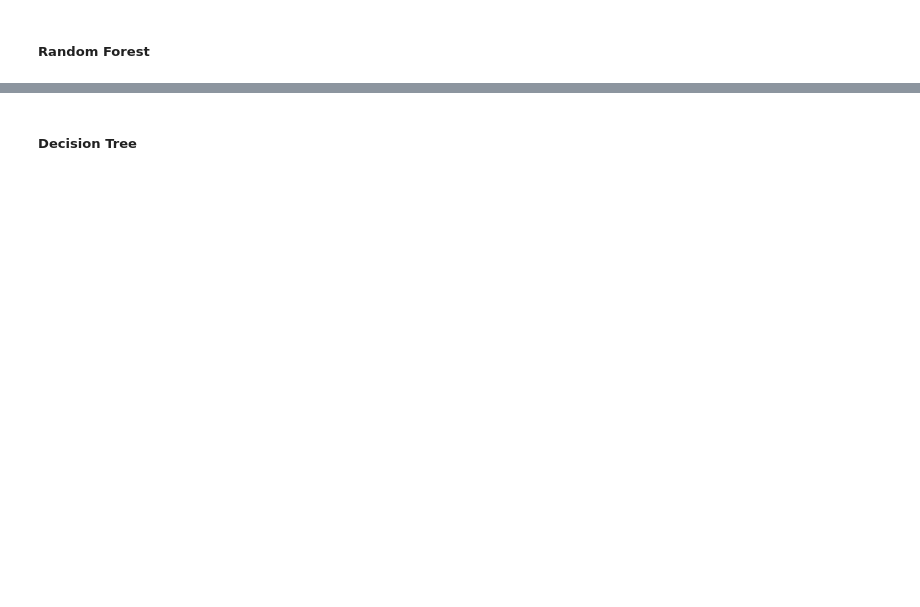
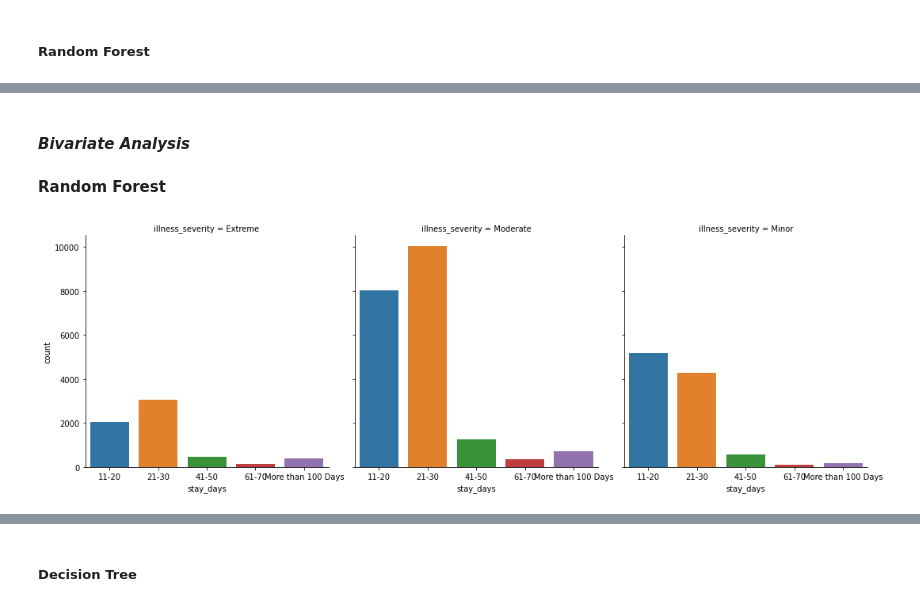
Before and after one commit to taiwotman/TaiwotmanGoogleColab, a Jupyter notebook: COVID_HOSPITAL_TREATMENT_Predicting_Patient's_Length_of_Stay(LOS)_using_Kaggle_Data.ipynb, the cells around one changed output, grey strips where cells are left out. Drawn from its saved outputs; the diff is of its cells as text; code cells hidden in the pictures; blank space fills up the shorter version.

```diff
--- a/COVID_HOSPITAL_TREATMENT_Predicting_Patient's_Length_of_Stay(LOS)_using_Kaggle_Data.ipynb
+++ b/COVID_HOSPITAL_TREATMENT_Predicting_Patient's_Length_of_Stay(LOS)_using_Kaggle_Data.ipynb
@@ -664,0 +639,15 @@ z_value = 'illness_severity_index'
+# %% [markdown]
+#### ***Bivariate Analysis***
+# %%
+selected_list = ["11-20","21-30","41-50","61-70", "More than 100 Days"]
+
+def bivariate_analysis(dataframe, dependent_variable, independent_variable, selected_list):
+   g = sns.catplot(dependent_variable, col=independent_variable, col_wrap=3,\
+   data=dataframe,kind="count", height=5, aspect=1, order=selected_list
+   )
+# %% [markdown]
+**Random Forest**
+# %%
+bivariate_analysis(df1, "stay_days", "illness_severity", selected_list)
+# %% [output]
+[figure, added]
```
Also changed, not shown: parts of 16 cells of this notebook.
